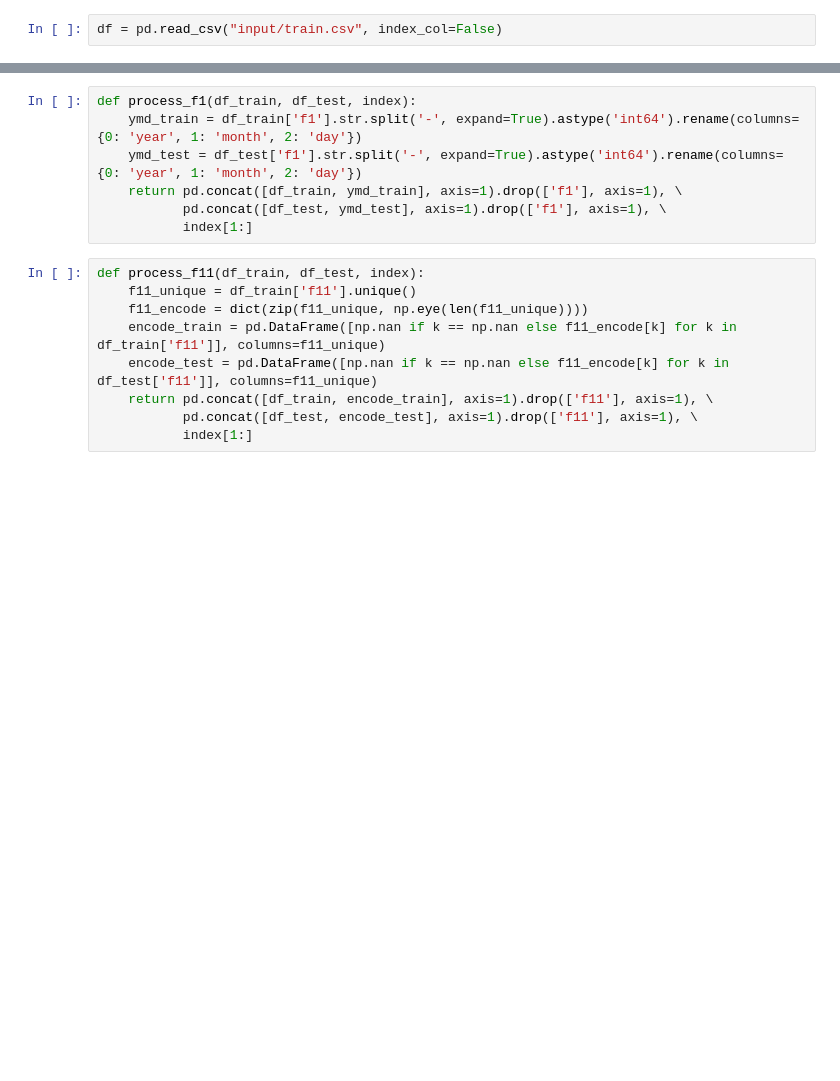
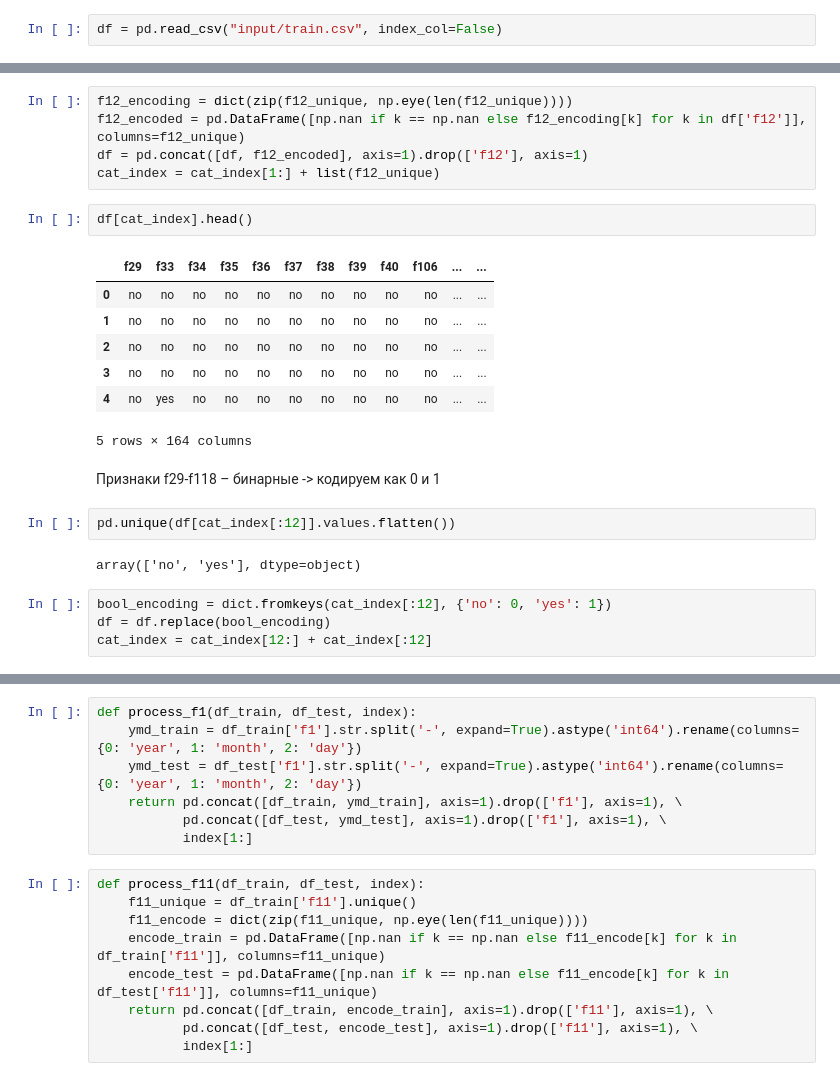
Before and after one commit to scikodot/msu-share, a Jupyter notebook: ml/competition02/competition02.ipynb, the cells around one changed output, grey strips where cells are left out. Saved outputs shown, nothing was run; the diff lists cells and outputs as text; blank space fills up the shorter version.

```diff
--- a/ml/competition02/competition02.ipynb
+++ b/ml/competition02/competition02.ipynb
@@ -2,0 +75,25 @@ df = pd.read_csv("input/train.csv", index_col=False)
+# %%
+f12_encoding = dict(zip(f12_unique, np.eye(len(f12_unique))))
+f12_encoded = pd.DataFrame([np.nan if k == np.nan else f12_encoding[k] for k in df['f12']], columns=f12_unique)
+df = pd.concat([df, f12_encoded], axis=1).drop(['f12'], axis=1)
+cat_index = cat_index[1:] + list(f12_unique)
+# %%
+df[cat_index].head()
+# %% [output]
+|  | f29 | f33 | f34 | f35 | f36 | f37 | f38 | f39 | f40 | f106 | ... | ... |
+| 0 | no | no | no | no | no | no | no | no | no | no | ... | ... |
+| 1 | no | no | no | no | no | no | no | no | no | no | ... | ... |
+| 2 | no | no | no | no | no | no | no | no | no | no | ... | ... |
+| 3 | no | no | no | no | no | no | no | no | no | no | ... | ... |
+| 4 | no | yes | no | no | no | no | no | no | no | no | ... | ... |
+5 rows × 164 columns
+# %% [markdown]
+Признаки f29-f118 – бинарные -> кодируем как 0 и 1
+# %%
+pd.unique(df[cat_index[:12]].values.flatten())
+# %% [output]
+array(['no', 'yes'], dtype=object)
+# %%
+bool_encoding = dict.fromkeys(cat_index[:12], {'no': 0, 'yes': 1})
+df = df.replace(bool_encoding)
+cat_index = cat_index[12:] + cat_index[:12]
```
Also changed, not shown: parts of 121 cells of this notebook.
